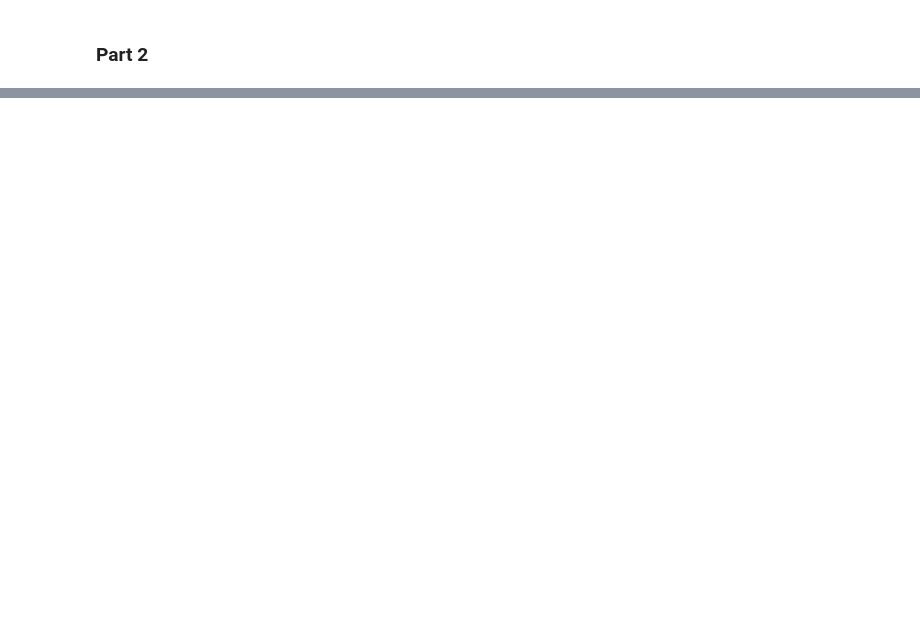
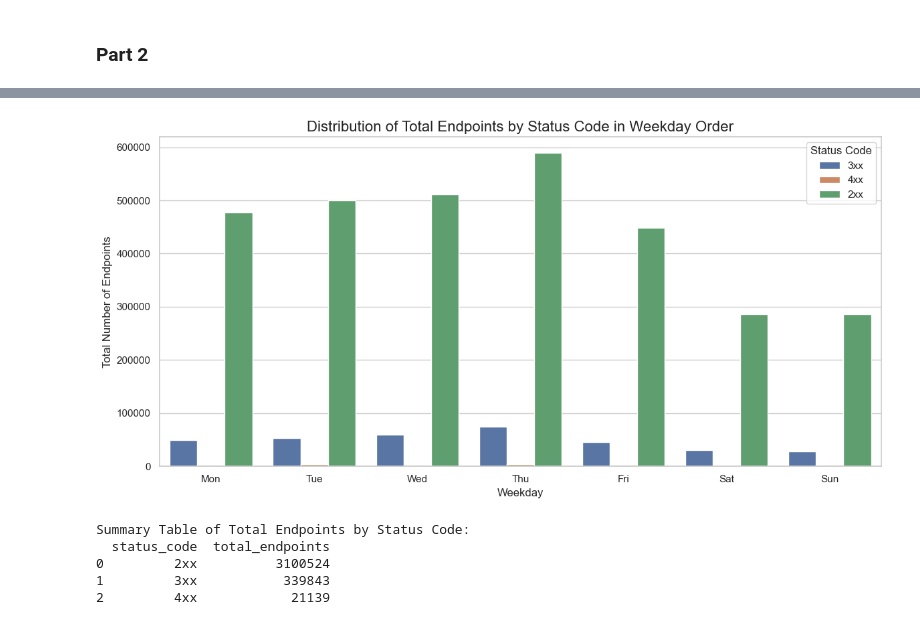
Before and after one commit to Schrrodinger/Server-Log-Analysis-with-NASA-HTTP-Dataset, a Jupyter notebook: visual.ipynb, the cells around one changed output, grey strips where cells are left out. Saved outputs shown, nothing was run; the diff lists cells and outputs as text; code cells hidden in the pictures; blank space fills up the shorter version.

```diff
--- a/visual.ipynb
+++ b/visual.ipynb
@@ -781,0 +451,65 @@ Failure Types for Top Hosts:
+# %%
+import seaborn as sns
+import pandas as pd
+
+# Add a 'weekday' column to the DataFrame
+logs_df = logs_df.withColumn('weekday', F.date_format('time', 'E'))  # 'E' gives abbreviated day name
+
+# Create a new column for status categories
+logs_df = logs_df.withColumn(
+    'status_code',
+    F.when((F.col('status') >= 200) & (F.col('status') < 300), '2xx')
+    .when((F.col('status') >= 300) & (F.col('status') < 400), '3xx')
+    .when((F.col('status') >= 400) & (F.col('status') < 500), '4xx')
+    .otherwise('Other')
+)
+
+# Group by 'weekday' and 'status_code' to count total endpoints
+endpoint_counts = logs_df.groupBy(['weekday', 'status_code']) \
+    .agg(F.count('endpoint').alias('total_endpoints'))
+
+# Convert the aggregated DataFrame to Pandas
+endpoint_counts_pd = endpoint_counts.toPandas()
+
+# Define the order for weekdays
+weekday_order = ['Mon', 'Tue', 'Wed', 'Thu', 'Fri', 'Sat', 'Sun']
+
+# Convert 'weekday' to a categorical type with the defined order
+endpoint_counts_pd['weekday'] = pd.Categorical(endpoint_counts_pd['weekday'], categories=weekday_order, ordered=True)
+
+# Sort the data by weekday
+endpoint_counts_pd = endpoint_counts_pd.sort_values('weekday')
+
+# Filter to keep only 4xx and other relevant status codes
+endpoint_counts_pd = endpoint_counts_pd[endpoint_counts_pd['status_code'].isin(['2xx', '3xx', '4xx'])]
+
+# Set the aesthetic style of the plots
+sns.set(style="whitegrid")
+
+# Create a bar plot for total endpoints by weekday and status code
+plt.figure(figsize=(12, 6))
+sns.barplot(data=endpoint_counts_pd, x='weekday', y='total_endpoints', hue='status_code', errorbar=None)
+
+# Add titles and labels
+plt.title("Distribution of Total Endpoints by Status Code in Weekday Order", fontsize=16)
+plt.xlabel("Weekday", fontsize=12)
+plt.ylabel("Total Number of Endpoints", fontsize=12)
+plt.legend(title='Status Code')
+
+# Show the plot
+plt.tight_layout()
+plt.show()
+
+# Generate a summary table for total endpoints by status code
+summary_table = endpoint_counts_pd.groupby('status_code')['total_endpoints'].sum().reset_index()
+
+# Display the summary table
+print("\nSummary Table of Total Endpoints by Status Code:")
+print(summary_table)
+# %% [output]
+[figure, added]
+Summary Table of Total Endpoints by Status Code:
+  status_code  total_endpoints
+0         2xx          3100524
+1         3xx           339843
+2         4xx            21139
```
Also changed, not shown: parts of 53 cells of this notebook.
